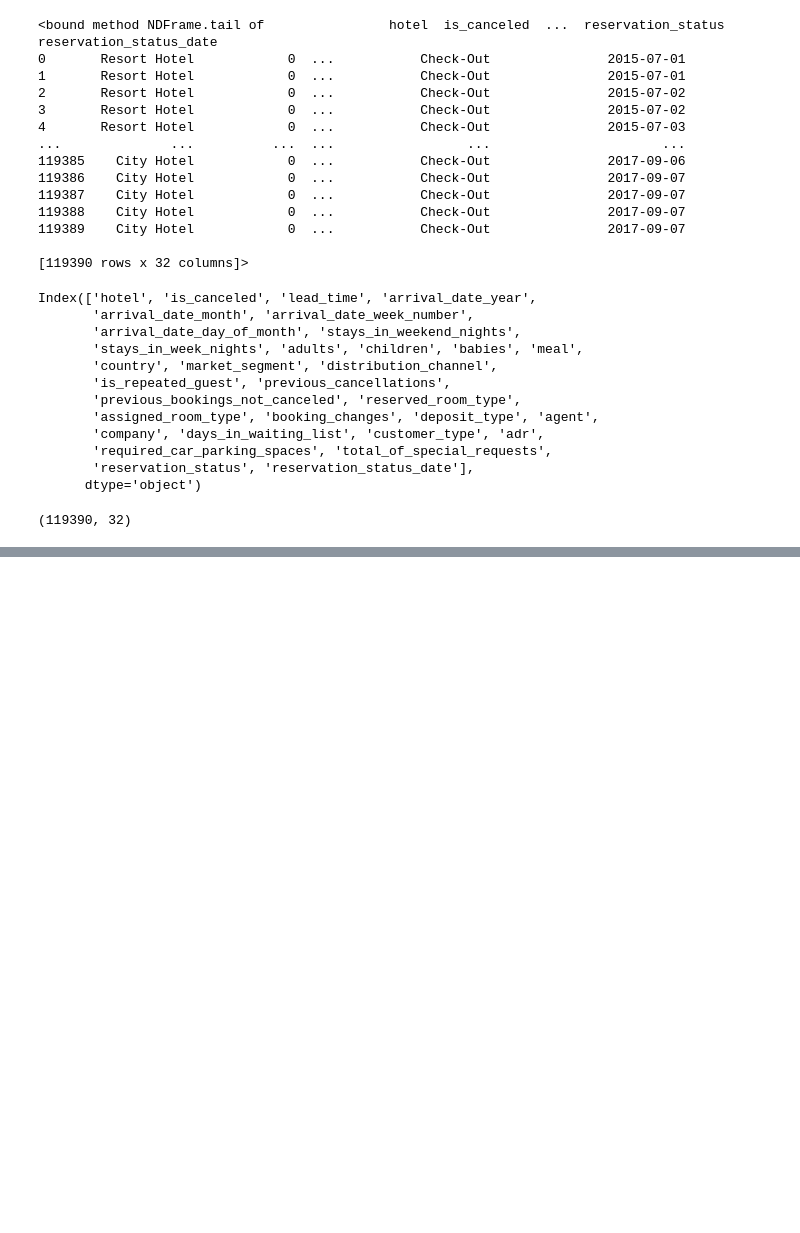
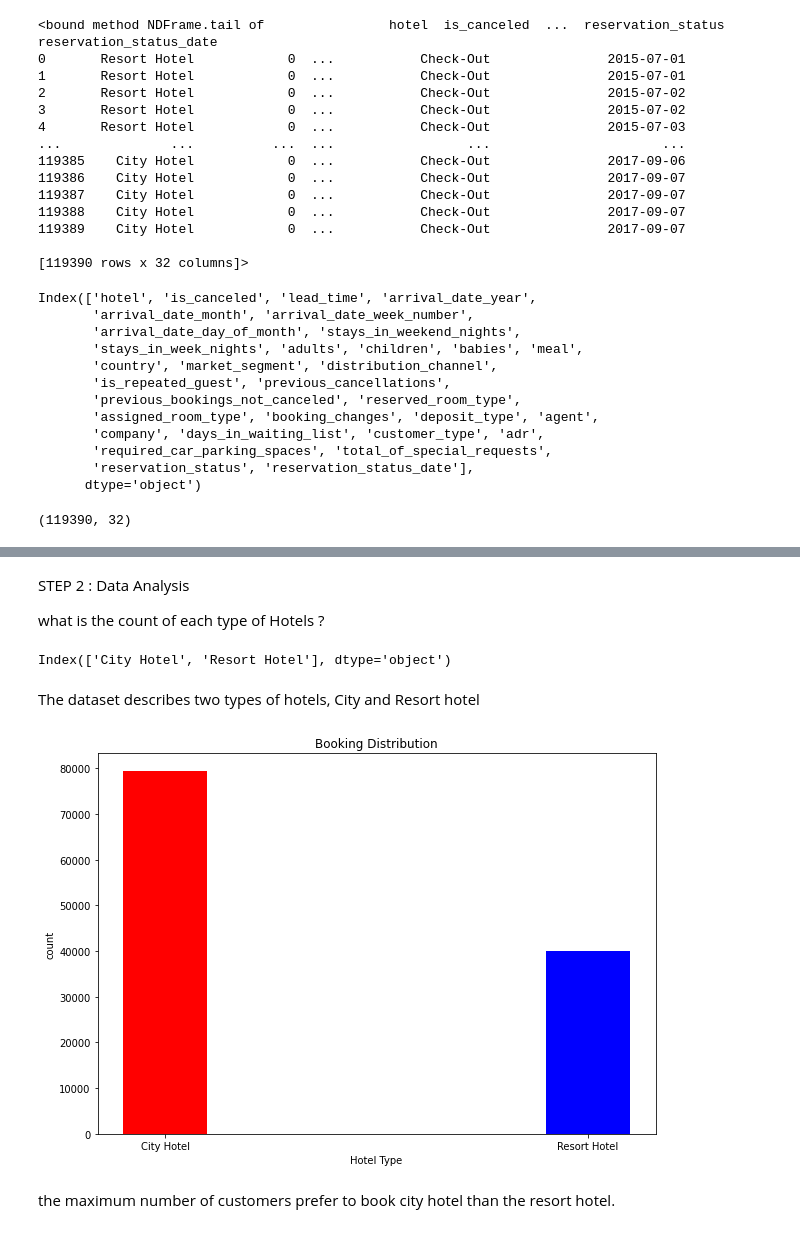
Before and after one commit to Tanjul5/World-Bank-Education-EDA-capston-1, a Jupyter notebook: Copy_of_Hotel_Booking_Analysis_Capstone_Project.ipynb, the cells around one changed output, grey strips where cells are left out. Saved outputs shown, nothing was run; the diff lists cells and outputs as text; code cells hidden in the pictures; blank space fills up the shorter version.

```diff
--- a/Copy_of_Hotel_Booking_Analysis_Capstone_Project.ipynb
+++ b/Copy_of_Hotel_Booking_Analysis_Capstone_Project.ipynb
@@ -24,2 +29,2 @@ Mounted at /content/drive
 # %%
-Hotel_book_df = pd.read_csv('/content/sample_data/Hotel Bookings.csv')
+Hotel_book_df = pd.read_csv('/content/drive/MyDrive/Hotel Bookings.csv')
@@ -137,0 +145,4 @@ Hotel_book_df.describe().transpose()
+# %%
+#Replacing NUll value with zero for convinience
+
+Hotel_book_df.fillna(0, inplace=True)
@@ -137,0 +207,25 @@ Hotel_book_df.describe().transpose()
+# %% [markdown]
+STEP 2 : Data Analysis
+
+what is the count of each type of Hotels ?
+# %%
+hotel_list = Hotel_book_df['hotel'].value_counts()
+hotel_list
+hotel_count = Hotel_book_df['hotel'].value_counts().index
+hotel_count
+# %% [output]
+Index(['City Hotel', 'Resort Hotel'], dtype='object')
+# %% [markdown]
+The dataset describes two types of hotels, City and Resort hotel
+# %%
+# creating the bar graph
+plt.figure(figsize = (10,7))
+plt.bar(hotel_count, hotel_list, color =['red','blue'], width = 0.2)
+plt.xlabel("Hotel Type")
+plt.ylabel("count")
+plt.title('Booking Distribution')
+plt.show()
+# %% [output]
+[figure, added]
+# %% [markdown]
+the maximum number of customers prefer to book city hotel than the resort hotel.
```
Also changed, not shown: parts of 18 cells of this notebook.
